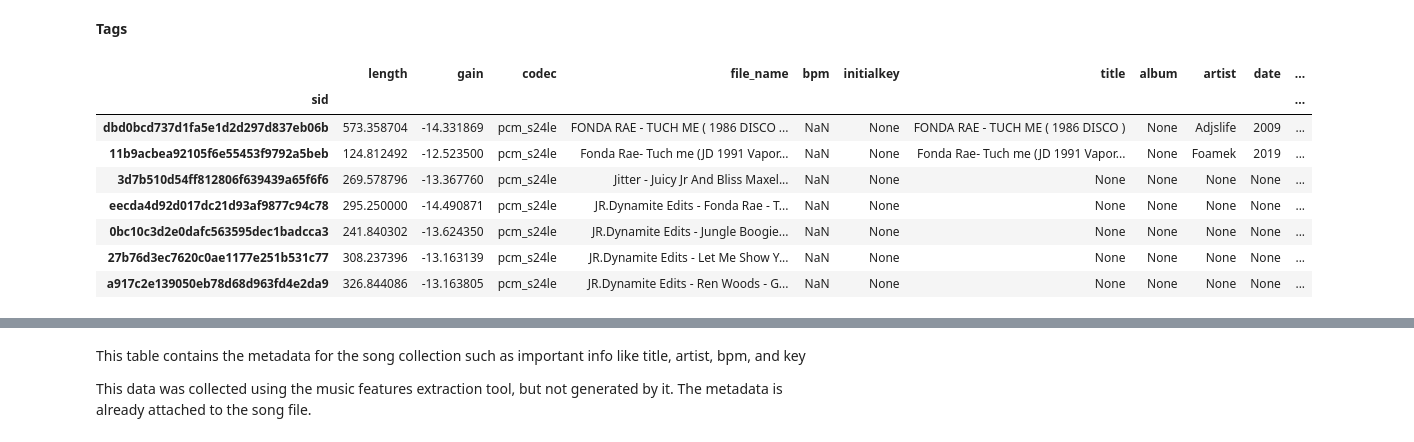
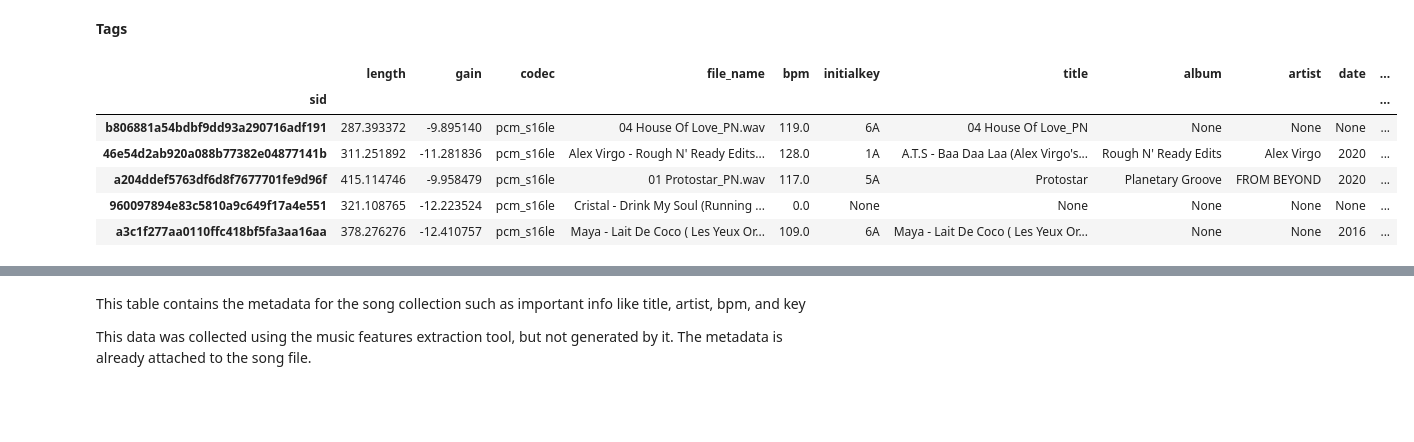
Before and after one commit to GeorgeMcIntire/DataJockey, a Jupyter notebook: Notebooks/EDA Part 1.ipynb, the cells around one changed output, grey strips where cells are left out. Drawn from its saved outputs; the diff is of its cells as text; code cells hidden in the pictures; blank space fills up the shorter version.

```diff
--- a/Notebooks/EDA Part 1.ipynb
+++ b/Notebooks/EDA Part 1.ipynb
@@ -96,17 +82,15 @@ This table links the file paths of my music collection with the unique IDs gener
 **Tags**
 # %%
 tags = pd.read_sql_query("SELECT * FROM tags", con = conn).set_index("sid")
-tags.tail(7)
+tags.head()
 # %% [output]
 |  | length | gain | codec | file_name | bpm | initialkey | title | album | artist | date | ... |
 | sid |  |  |  |  |  |  |  |  |  |  | ... |
-| dbd0bcd737d1fa5e1d2d297d837eb06b | 573.358704 | -14.331869 | pcm_s24le | FONDA RAE - TUCH ME ( 1986 DISCO ... | NaN | None | FONDA RAE - TUCH ME ( 1986 DISCO ) | None | Adjslife | 2009 | ... |
-| 11b9acbea92105f6e55453f9792a5beb | 124.812492 | -12.523500 | pcm_s24le | Fonda Rae- Tuch me (JD 1991 Vapor... | NaN | None | Fonda Rae- Tuch me (JD 1991 Vapor... | None | Foamek | 2019 | ... |
-| 3d7b510d54ff812806f639439a65f6f6 | 269.578796 | -13.367760 | pcm_s24le | Jitter - Juicy Jr And Bliss Maxel... | NaN | None | None | None | None | None | ... |
-| eecda4d92d017dc21d93af9877c94c78 | 295.250000 | -14.490871 | pcm_s24le | JR.Dynamite Edits - Fonda Rae - T... | NaN | None | None | None | None | None | ... |
-| 0bc10c3d2e0dafc563595dec1badcca3 | 241.840302 | -13.624350 | pcm_s24le | JR.Dynamite Edits - Jungle Boogie... | NaN | None | None | None | None | None | ... |
-| 27b76d3ec7620c0ae1177e251b531c77 | 308.237396 | -13.163139 | pcm_s24le | JR.Dynamite Edits - Let Me Show Y... | NaN | None | None | None | None | None | ... |
-| a917c2e139050eb78d68d963fd4e2da9 | 326.844086 | -13.163805 | pcm_s24le | JR.Dynamite Edits - Ren Woods - G... | NaN | None | None | None | None | None | ... |
+| b806881a54bdbf9dd93a290716adf191 | 287.393372 | -9.895140 | pcm_s16le | 04 House Of Love_PN.wav | 119.0 | 6A | 04 House Of Love_PN | None | None | None | ... |
+| 46e54d2ab920a088b77382e04877141b | 311.251892 | -11.281836 | pcm_s16le | Alex Virgo - Rough N' Ready Edits... | 128.0 | 1A | A.T.S - Baa Daa Laa (Alex Virgo's... | Rough N' Ready Edits | Alex Virgo | 2020 | ... |
+| a204ddef5763df6d8f7677701fe9d96f | 415.114746 | -9.958479 | pcm_s16le | 01 Protostar_PN.wav | 117.0 | 5A | Protostar | Planetary Groove | FROM BEYOND | 2020 | ... |
+| 960097894e83c5810a9c649f17a4e551 | 321.108765 | -12.223524 | pcm_s16le | Cristal - Drink My Soul (Running ... | 0.0 | None | None | None | None | None | ... |
+| a3c1f277aa0110ffc418bf5fa3aa16aa | 378.276276 | -12.410757 | pcm_s16le | Maya - Lait De Coco ( Les Yeux Or... | 109.0 | 6A | Maya - Lait De Coco ( Les Yeux Or... | None | None | 2016 | ... |
 # %%
 tags.info()
 # %% [output]
```
Also changed, not shown: parts of 19 cells of this notebook.
